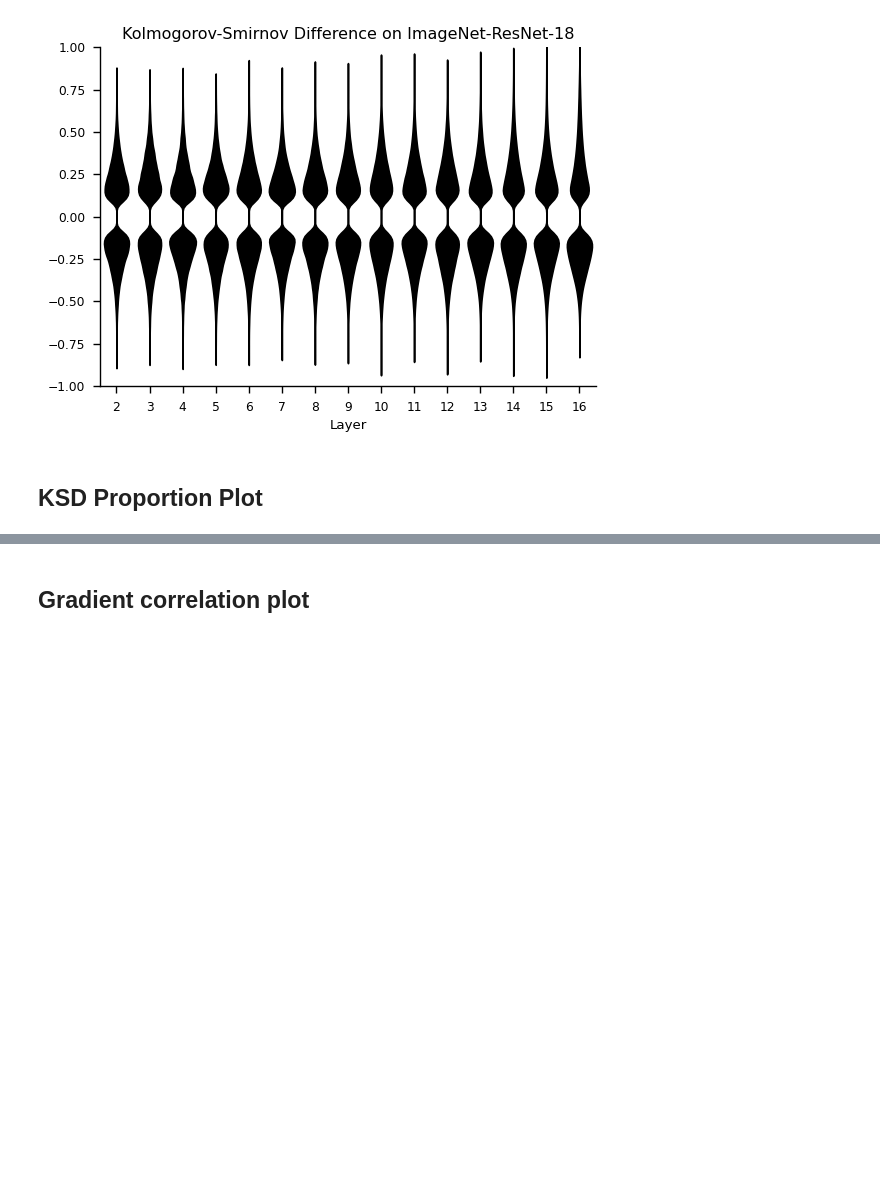
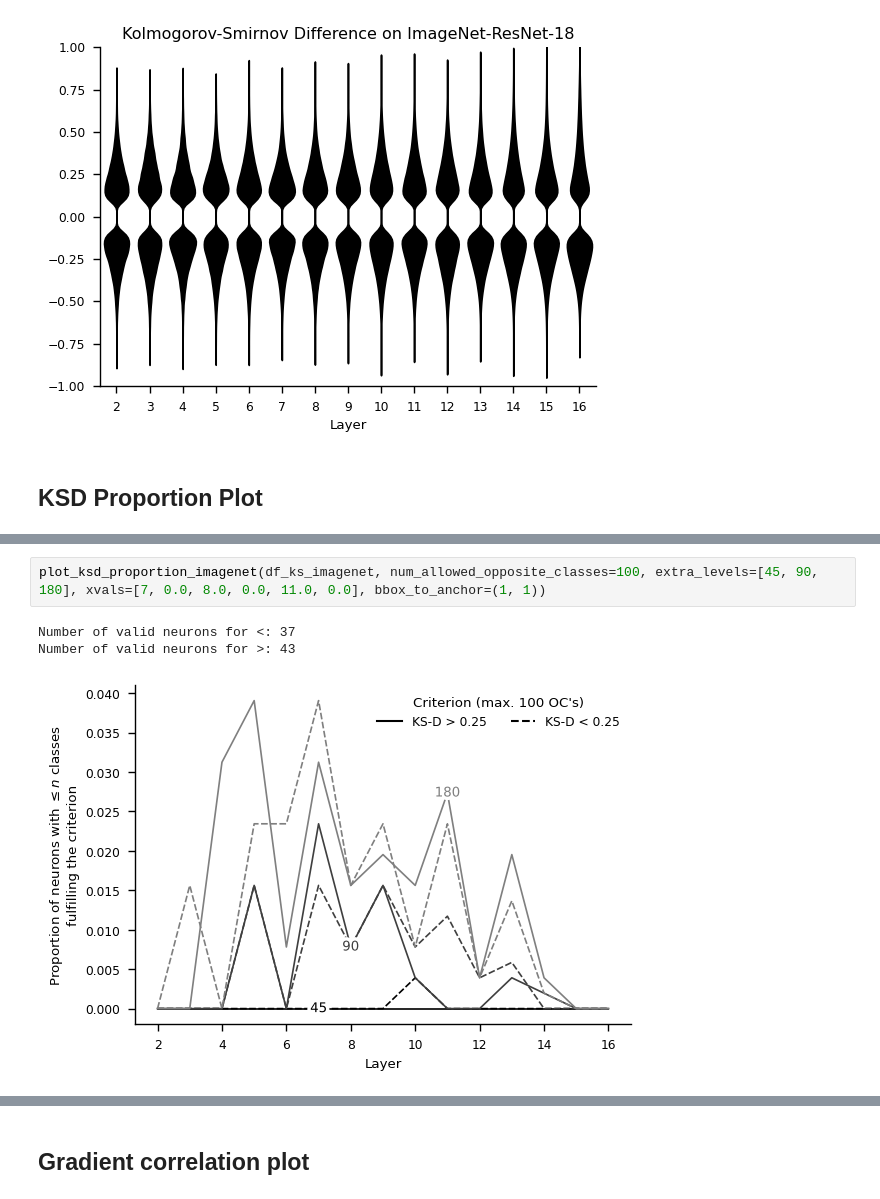
Before and after one commit to AwesomeLemon/structure-for-interpretability, a Jupyter notebook: plots_paper.ipynb, the cells around one changed output, grey strips where cells are left out. Saved outputs shown, nothing was run; the diff lists cells and outputs as text; blank space fills up the shorter version.

```diff
--- a/plots_paper.ipynb
+++ b/plots_paper.ipynb
@@ -731,0 +755,6 @@ plot_ksd_proportion_imagenet(df_ks_imagenet)
+# %%
+plot_ksd_proportion_imagenet(df_ks_imagenet, num_allowed_opposite_classes=100, extra_levels=[45, 90, 180], xvals=[7, 0.0, 8.0, 0.0, 11.0, 0.0], bbox_to_anchor=(1, 1))
+# %% [output]
+Number of valid neurons for <: 37
+Number of valid neurons for >: 43
+[figure, added]
```
Also changed, not shown: parts of 8 cells of this notebook, 1 other file.
